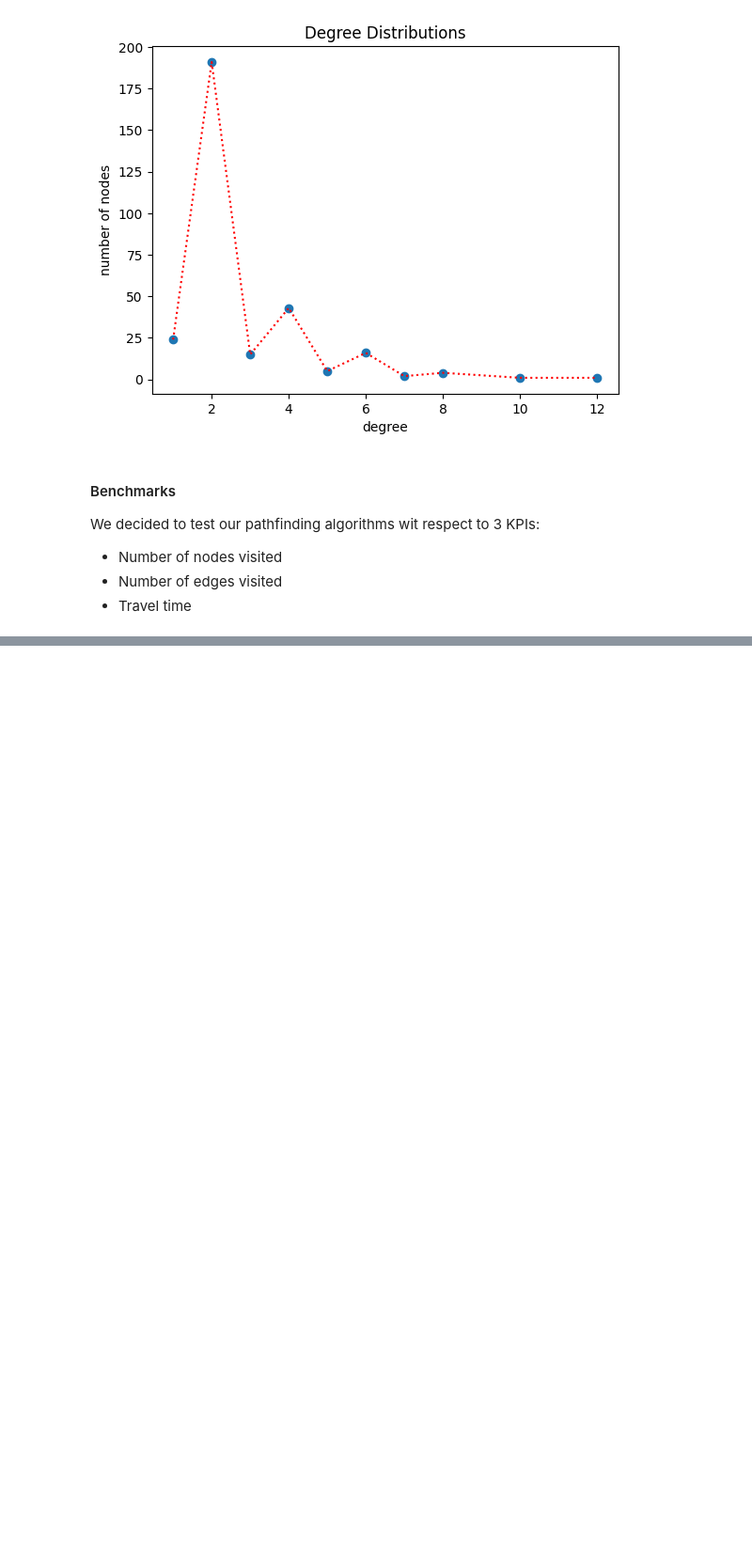
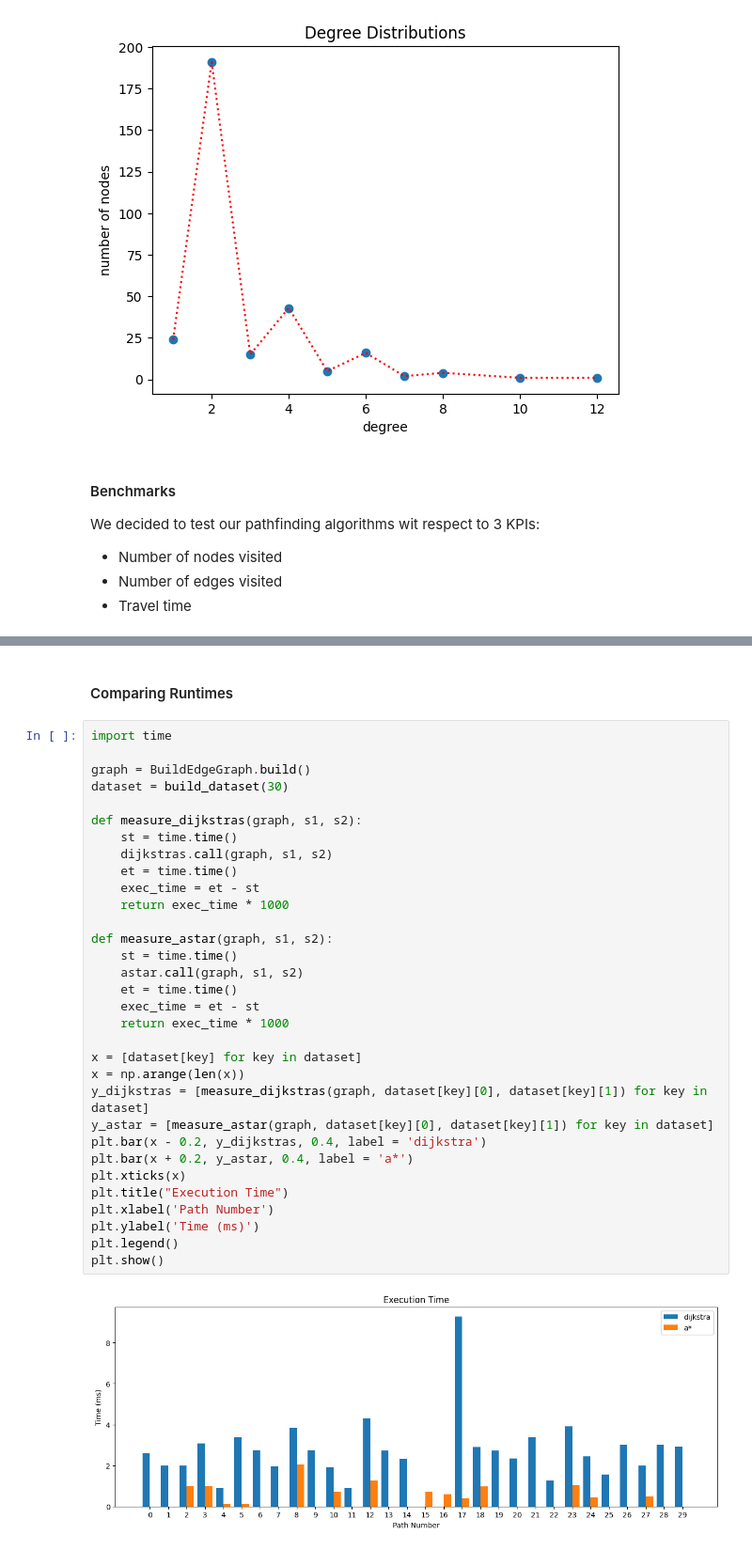
Before and after one commit to adampodolak/Subway-Network-Graphing-Software, a Jupyter notebook: code/graph_lab.ipynb, the cells around one changed output, grey strips where cells are left out. Shown: that part at 94% size. Saved outputs shown, nothing was run; the diff lists cells and outputs as text; blank space fills up the shorter version.

```diff
--- a/code/graph_lab.ipynb
+++ b/code/graph_lab.ipynb
@@ -229,3 +239,39 @@ The keys of the dataset represent the path (ex: path 1, path 2) and the value at
+# %% [markdown]
+#### Comparing Runtimes
+# %%
+import time
+
+graph = BuildEdgeGraph.build()
+dataset = build_dataset(30)
+
+def measure_dijkstras(graph, s1, s2):
+    st = time.time()
+    dijkstras.call(graph, s1, s2)
+    et = time.time()
+    exec_time = et - st
+    return exec_time * 1000
+
+def measure_astar(graph, s1, s2):
+    st = time.time()
+    astar.call(graph, s1, s2)
+    et = time.time()
+    exec_time = et - st
+    return exec_time * 1000
+
+x = [dataset[key] for key in dataset]
+x = np.arange(len(x))
+y_dijkstras = [measure_dijkstras(graph, dataset[key][0], dataset[key][1]) for key in dataset]
+y_astar = [measure_astar(graph, dataset[key][0], dataset[key][1]) for key in dataset]
+plt.bar(x - 0.2, y_dijkstras, 0.4, label = 'dijkstra')
+plt.bar(x + 0.2, y_astar, 0.4, label = 'a*')
+plt.xticks(x)
+plt.title("Execution Time")
+plt.xlabel('Path Number')
+plt.ylabel('Time (ms)')
+plt.legend()
+plt.show()
+# %% [output]
+[figure, added]
 # %% [markdown]
 Week 1 Report
 ====================
```
Also changed, not shown: parts of 9 cells of this notebook.
